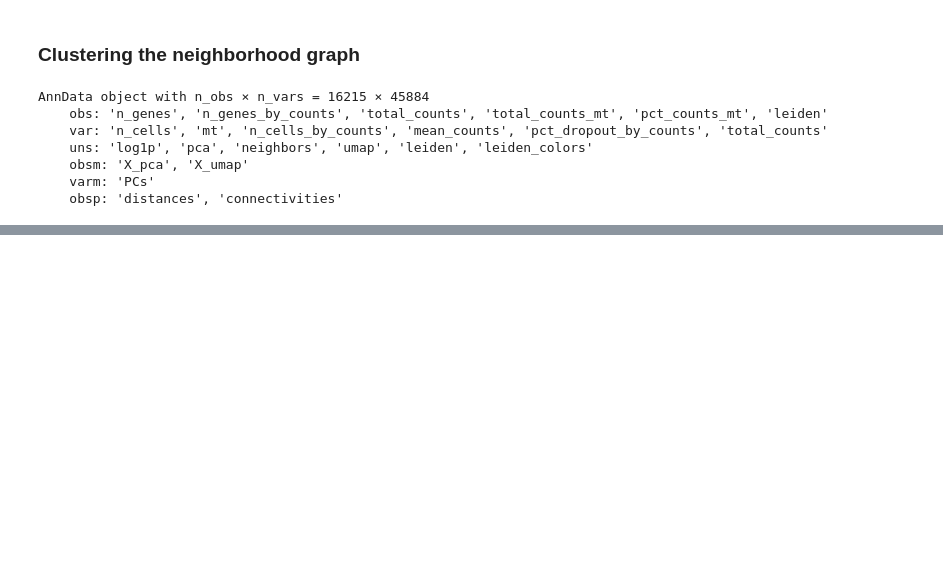
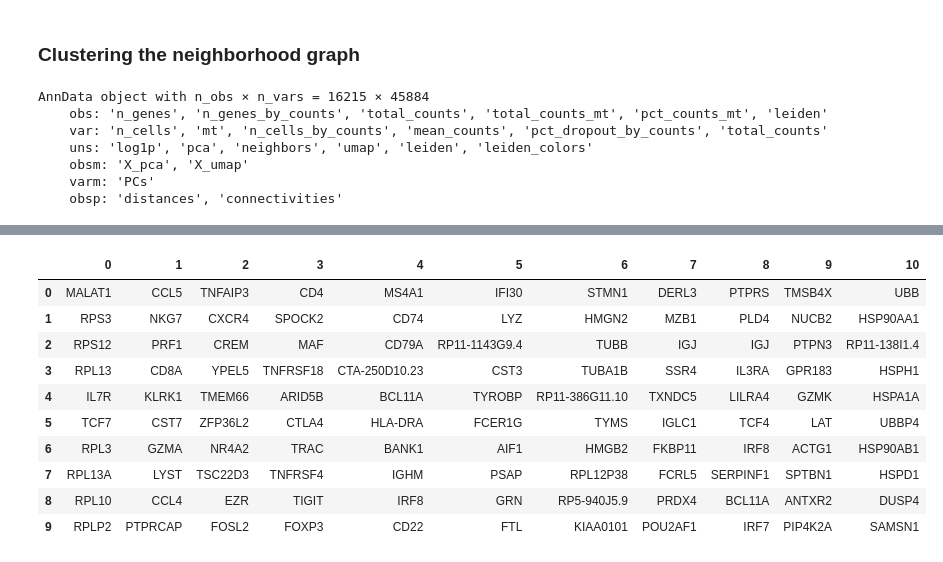
Before and after one commit to meg-bit/immune-cells-TIME-single-cell-anti-PD-1, a Jupyter notebook: 01single_cell_annotation.ipynb, the cells around one changed output, grey strips where cells are left out. Saved outputs shown, nothing was run; the diff lists cells and outputs as text; code cells hidden in the pictures; blank space fills up the shorter version.

```diff
--- a/01single_cell_annotation.ipynb
+++ b/01single_cell_annotation.ipynb
@@ -240,0 +249,14 @@ sc.pl.umap(adata, color=['leiden'])
+# %%
+pd.DataFrame(adata.uns['rank_genes_groups']['names']).head(10)
+# %% [output]
+|  | 0 | 1 | 2 | 3 | 4 | 5 | 6 | 7 | 8 | 9 | 10 |
+| 0 | MALAT1 | CCL5 | TNFAIP3 | CD4 | MS4A1 | IFI30 | STMN1 | DERL3 | PTPRS | TMSB4X | UBB |
+| 1 | RPS3 | NKG7 | CXCR4 | SPOCK2 | CD74 | LYZ | HMGN2 | MZB1 | PLD4 | NUCB2 | HSP90AA1 |
+| 2 | RPS12 | PRF1 | CREM | MAF | CD79A | RP11-1143G9.4 | TUBB | IGJ | IGJ | PTPN3 | RP11-138I1.4 |
+| 3 | RPL13 | CD8A | YPEL5 | TNFRSF18 | CTA-250D10.23 | CST3 | TUBA1B | SSR4 | IL3RA | GPR183 | HSPH1 |
+| 4 | IL7R | KLRK1 | TMEM66 | ARID5B | BCL11A | TYROBP | RP11-386G11.10 | TXNDC5 | LILRA4 | GZMK | HSPA1A |
+| 5 | TCF7 | CST7 | ZFP36L2 | CTLA4 | HLA-DRA | FCER1G | TYMS | IGLC1 | TCF4 | LAT | UBBP4 |
+| 6 | RPL3 | GZMA | NR4A2 | TRAC | BANK1 | AIF1 | HMGB2 | FKBP11 | IRF8 | ACTG1 | HSP90AB1 |
+| 7 | RPL13A | LYST | TSC22D3 | TNFRSF4 | IGHM | PSAP | RPL12P38 | FCRL5 | SERPINF1 | SPTBN1 | HSPD1 |
+| 8 | RPL10 | CCL4 | EZR | TIGIT | IRF8 | GRN | RP5-940J5.9 | PRDX4 | BCL11A | ANTXR2 | DUSP4 |
+| 9 | RPLP2 | PTPRCAP | FOSL2 | FOXP3 | CD22 | FTL | KIAA0101 | POU2AF1 | IRF7 | PIP4K2A | SAMSN1 |
```
Also changed, not shown: parts of 7 cells of this notebook.
